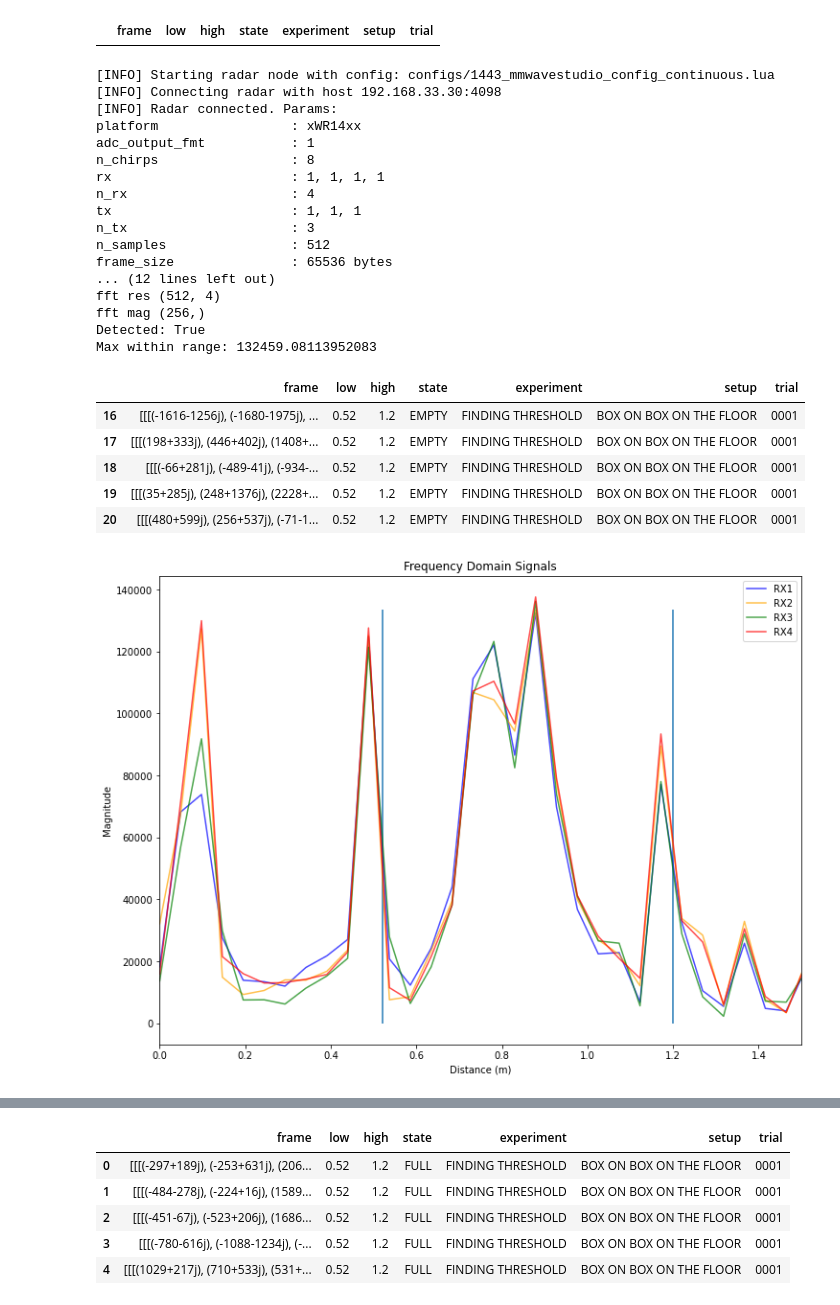
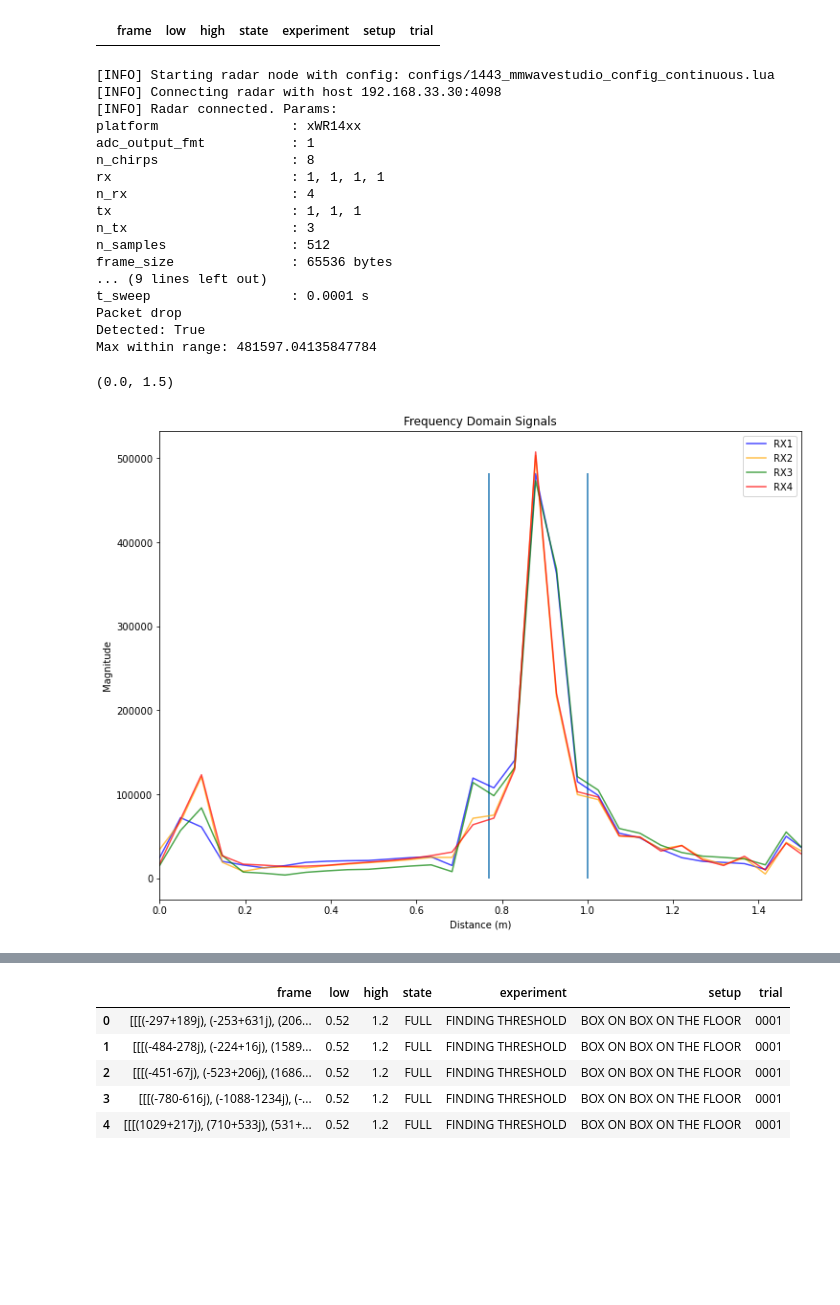
Before and after one commit to arlaptiev/sk_mmwave, a Jupyter notebook: sandbox.ipynb, the cells around one changed output, grey strips where cells are left out. Drawn from its saved outputs; the diff is of its cells as text; code cells hidden in the pictures; blank space fills up the shorter version.

```diff
--- a/sandbox.ipynb
+++ b/sandbox.ipynb
@@ -152,8 +152,8 @@ SETUP = 'BOX ON BOX ON THE FLOOR'
 TRIAL = '0001'
 # STATE = 'EMPTY'
 STATE = 'FULL'
-LOW = 0.52
-HIGH = 1.2
+LOW = 0.77
+HIGH = 1
 
 args = SimpleNamespace(**{
   'cfg': 'configs/1443_mmwavestudio_config_continuous.lua',
@@ -191,7 +191,7 @@ fft_meters_masked = fft_meters[range_mask]
 
 
 # ==== check if there is a strong peak at an inside box distance
-THRESHOLD = 3000
+THRESHOLD = 450000
 detection = (fft_magnitude_masked > THRESHOLD).any()
 masked_max = np.max(fft_magnitude_masked)
 print('Detected:', detection)
@@ -202,44 +202,39 @@ plt.figure(figsize=(12, 9))
 plt.plot(fft_meters,  np.abs(fft_result[:SAMPLES_PER_CHIRP // 2, 0]), color='blue', label='RX1', alpha=0.7)
 plt.plot(fft_meters,  np.abs(fft_result[:SAMPLES_PER_CHIRP // 2, 1]), color='orange', label='RX2', alpha=0.7)
 plt.plot(fft_meters,  np.abs(fft_result[:SAMPLES_PER_CHIRP // 2, 2]), color='green', label='RX3', alpha=0.7)
 plt.plot(fft_meters,  np.abs(fft_result[:SAMPLES_PER_CHIRP // 2, 3]), color='red', label='RX4', alpha=0.7)
 plt.vlines([LOW, HIGH], [0, 0], [masked_max + 1000, masked_max + 1000])
 plt.title('Frequency Domain Signals')
 plt.xlabel('Distance (m)')
 plt.ylabel('Magnitude')
 plt.legend()
 plt.xlim(0,1.5)
 
 
 # df.loc[-1] = [frame, LOW, HIGH, STATE, EXPERIMENT, SETUP, TRIAL]
 # df.index = df.index + 1  # shifting index
 # df = df.sort_index()  # sorting by index
 # df.tail()
 # %% [output]
 [INFO] Starting radar node with config: configs/1443_mmwavestudio_config_continuous.lua
 [INFO] Connecting radar with host 192.168.33.30:4098
 [INFO] Radar connected. Params:
 platform                 : xWR14xx
 adc_output_fmt           : 1
 n_chirps                 : 8
 rx                       : 1, 1, 1, 1
 n_rx                     : 4
 tx                       : 1, 1, 1
 n_tx                     : 3
 n_samples                : 512
 frame_size               : 65536 bytes
-... (12 lines left out)
-fft res (512, 4)
-fft mag (256,)
+... (9 lines left out)
+t_sweep                  : 0.0001 s
+Packet drop
 Detected: True
-Max within range: 132459.08113952083
+Max within range: 481597.04135847784
-|  | frame | low | high | state | experiment | setup | trial |
-| 16 | [[[(-1616-1256j), (-1680-1975j), ... | 0.52 | 1.2 | EMPTY | FINDING THRESHOLD | BOX ON BOX ON THE FLOOR | 0001 |
-| 17 | [[[(198+333j), (446+402j), (1408+... | 0.52 | 1.2 | EMPTY | FINDING THRESHOLD | BOX ON BOX ON THE FLOOR | 0001 |
-| 18 | [[[(-66+281j), (-489-41j), (-934-... | 0.52 | 1.2 | EMPTY | FINDING THRESHOLD | BOX ON BOX ON THE FLOOR | 0001 |
-| 19 | [[[(35+285j), (248+1376j), (2228+... | 0.52 | 1.2 | EMPTY | FINDING THRESHOLD | BOX ON BOX ON THE FLOOR | 0001 |
-| 20 | [[[(480+599j), (256+537j), (-71-1... | 0.52 | 1.2 | EMPTY | FINDING THRESHOLD | BOX ON BOX ON THE FLOOR | 0001 |
+(0.0, 1.5)
-[figure, old version]
+[figure, new version]
 # %%
 df.loc[-1] = [frame, LOW, HIGH, STATE, EXPERIMENT, SETUP, TRIAL]
 df.index = df.index + 1  # shifting index
```
Also changed, not shown: parts of 6 cells of this notebook, 7 other files.
